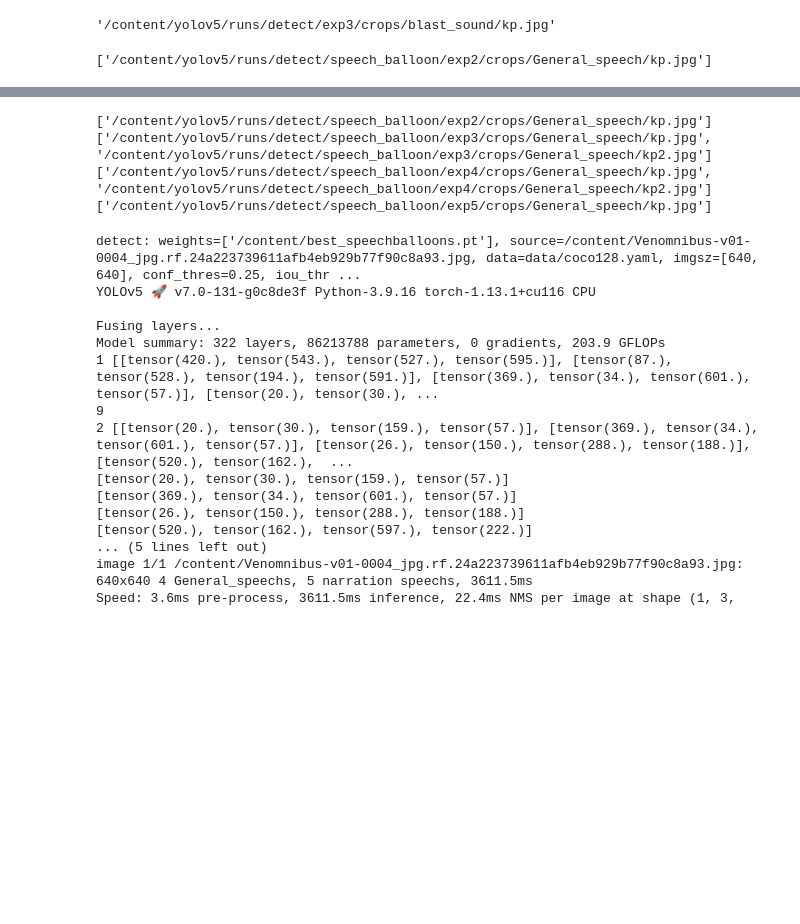
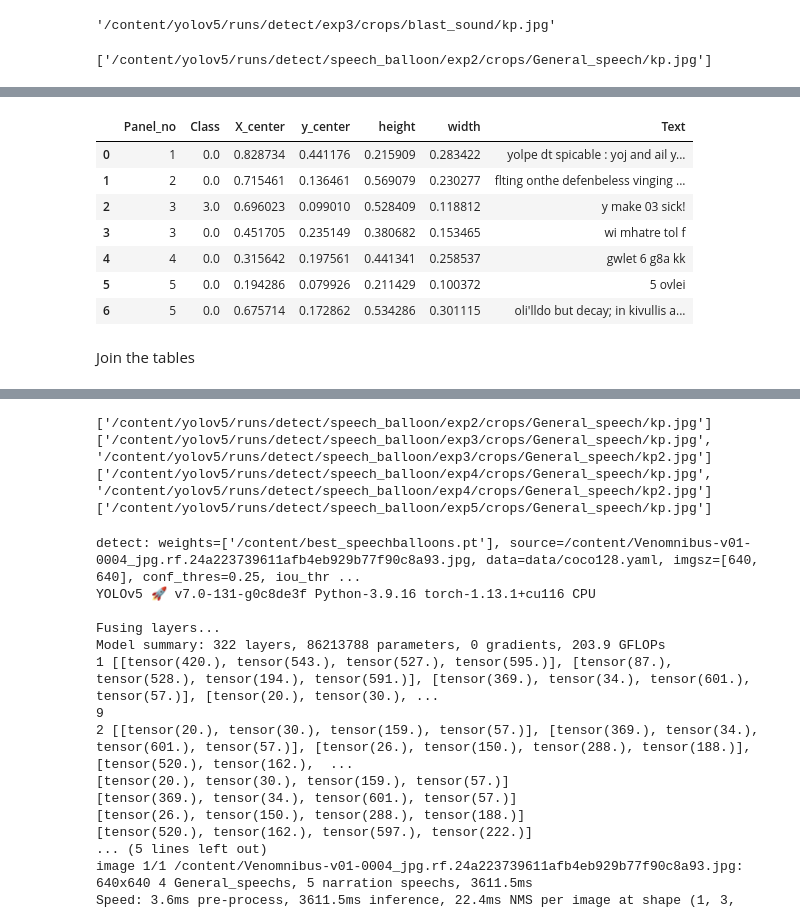
Before and after one commit to yallavaibhav/Comic-AudioBooks, a Jupyter notebook: Final_data298.ipynb, the cells around one changed output, grey strips where cells are left out. Cells and saved outputs as stored; diff of their text form; code cells hidden in the pictures; blank space fills up the shorter version.

```diff
--- a/Final_data298.ipynb
+++ b/Final_data298.ipynb
@@ -341,0 +373,13 @@ Text_dataframe
+# %%
+Text_dataframe
+# %% [output]
+|  | Panel_no | Class | X_center | y_center | height | width | Text |
+| 0 | 1 | 0.0 | 0.828734 | 0.441176 | 0.215909 | 0.283422 | yolpe dt spicable : yoj and ail y... |
+| 1 | 2 | 0.0 | 0.715461 | 0.136461 | 0.569079 | 0.230277 | flting onthe defenbeless vinging ... |
+| 2 | 3 | 3.0 | 0.696023 | 0.099010 | 0.528409 | 0.118812 | y make 03 sick! |
+| 3 | 3 | 0.0 | 0.451705 | 0.235149 | 0.380682 | 0.153465 | wi mhatre tol f |
+| 4 | 4 | 0.0 | 0.315642 | 0.197561 | 0.441341 | 0.258537 | gwlet 6 g8a kk |
+| 5 | 5 | 0.0 | 0.194286 | 0.079926 | 0.211429 | 0.100372 | 5 ovlei |
+| 6 | 5 | 0.0 | 0.675714 | 0.172862 | 0.534286 | 0.301115 | oli'lldo but decay; in kivullis a... |
+# %% [markdown]
+Join the tables
```
Also changed, not shown: parts of 20 cells of this notebook.
